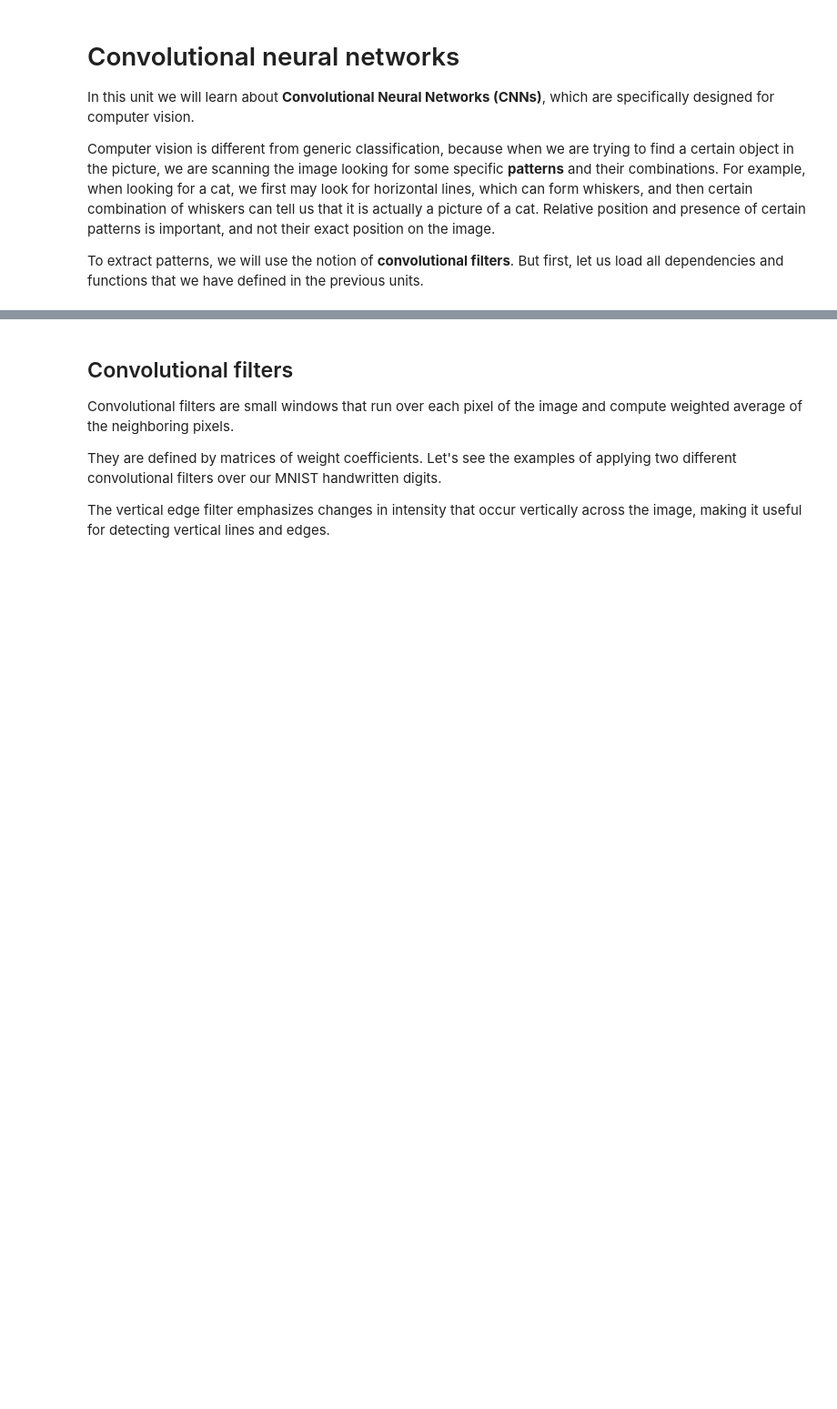
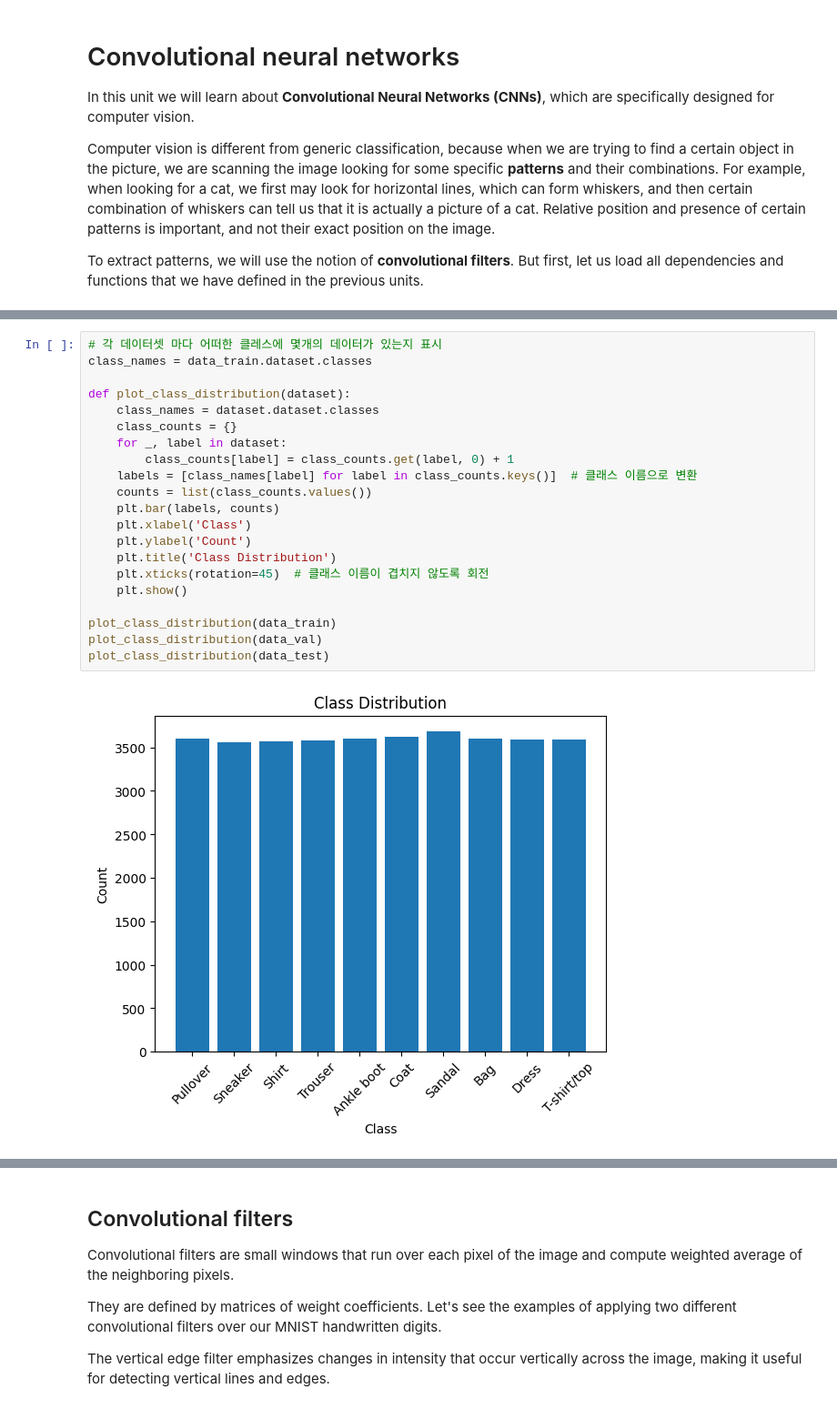
Before and after one commit to Konkuk-Univ-Glocal-Campus/introai202401-midterm-2wnsqo, a Jupyter notebook: ConvNetsPyTorch.ipynb, the cells around one changed output, grey strips where cells are left out. Shown at 91% size. Saved outputs shown, nothing was run; the diff lists cells and outputs as text; blank space fills up the shorter version.

```diff
--- a/ConvNetsPyTorch.ipynb
+++ b/ConvNetsPyTorch.ipynb
@@ -46,0 +61,23 @@ Note: you may need to restart the kernel to use updated packages.
+# %%
+# 각 데이터셋 마다 어떠한 클레스에 몇개의 데이터가 있는지 표시
+class_names = data_train.dataset.classes
+
+def plot_class_distribution(dataset):
+    class_names = dataset.dataset.classes
+    class_counts = {}
+    for _, label in dataset:
+        class_counts[label] = class_counts.get(label, 0) + 1
+    labels = [class_names[label] for label in class_counts.keys()]  # 클래스 이름으로 변환
+    counts = list(class_counts.values())
+    plt.bar(labels, counts)
+    plt.xlabel('Class')
+    plt.ylabel('Count')
+    plt.title('Class Distribution')
+    plt.xticks(rotation=45)  # 클래스 이름이 겹치지 않도록 회전
+    plt.show()
+
+plot_class_distribution(data_train)
+plot_class_distribution(data_val)
+plot_class_distribution(data_test)
+# %% [output]
+[figure, added]
```
Also changed, not shown: parts of 10 cells of this notebook, 1 other file.
